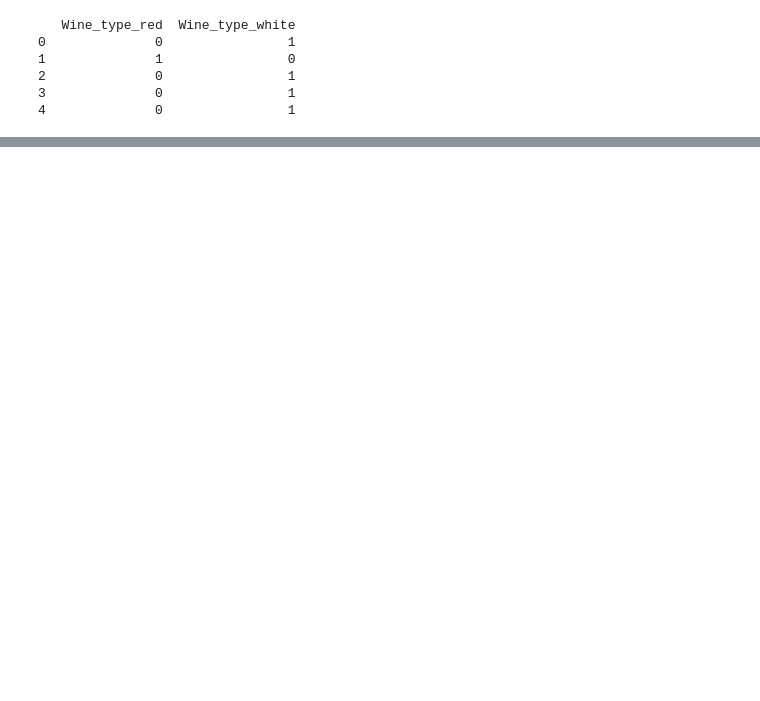
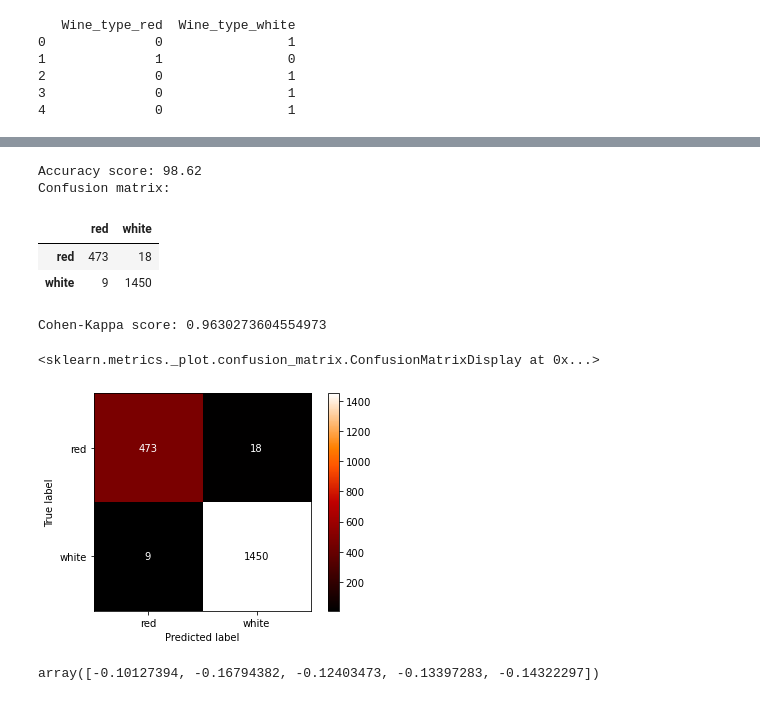
Before and after one commit to lvuduy/BlueBerry-Winery, a Jupyter notebook: PJ2_Sprint1.ipynb, the cells around one changed output, grey strips where cells are left out. Cells and saved outputs as stored; diff of their text form; code cells hidden in the pictures; blank space fills up the shorter version.

Commit message:
modelling/evaluation

```diff
--- a/PJ2_Sprint1.ipynb
+++ b/PJ2_Sprint1.ipynb
@@ -1268,0 +1535,71 @@ print(wines)
+# %%
+# Modelling
+
+wines_modlab = wines.drop(["quality", "quality_label"], axis=1)
+#transformer = make_column_transformer((LabelEncoder(), ['wine_type']),remainder='passthrough')
+
+labelencoder = LabelEncoder()
+
+# Assigning numerical values and storing in another column
+wines_modlab['Wine Type'] = labelencoder.fit_transform(wines_modlab["wine_type"])
+#--> the features we will keep to build our model
+X_feat = wines_modlab.iloc[:,:11]
+#y target --> what you're trying to predict
+y_pre = wines_modlab.iloc[:,12:13]
+
+X_train, X_test, Y_train, Y_test = train_test_split(X_feat,y_pre, test_size= 0.30, random_state= 1, shuffle= True)
+
+#Perform Feature scaling
+#(transforms the values of numeric columns in the dataset to a common scale, without distorting differences in the ranges of values,
+#to avoid the model giving more importance to one variable over the other)
+
+# fit scaler on training data
+norm = MinMaxScaler().fit(X_train,Y_train)
+# transform training data
+X_train_norm = norm.transform(X_train)
+# transform testing data
+X_test_norm = norm.transform(X_test)
+
+
+# Fit the model (Logistic Regression)
+# ML classification algorithm that is used to predict the probability of a categorical dependent variable.
+# In logistic regression, the dependent variable is a binary variable that contains data coded as
+# 1 (yes, success, etc.) or 0 (no, failure, etc.)
+
+lr_lab = LogisticRegression()
+lr_lab.fit(X_train_norm, Y_train)
+
+# Make predictions
+pred_lr = lr_lab.predict(X_test_norm)
+
+#evaluate model
+print("Accuracy score: %.2f" %(accuracy_score(Y_test, pred_lr)*100))
+
+print("Confusion matrix:")
+labels = np.unique(Y_test)
+a = confusion_matrix(Y_test, pred_lr, labels=labels)
+a = pd.DataFrame(a, index=("red", "white"), columns=("red", "white"))
+display(a)
+
+#Cohen-Kappa Score
+kappa = cohen_kappa_score(pred_lr, Y_test)
+print("Cohen-Kappa score:", kappa)
+
+# Plot Confusion Matrix
+color = ["red", "white"]
+ConfusionMatrixDisplay.from_predictions(Y_test, pred_lr, display_labels= color ,colorbar= True, cmap="gist_heat")
+# %% [output]
+Accuracy score: 98.62
+Confusion matrix:
+|  | red | white |
+| red | 473 | 18 |
+| white | 9 | 1450 |
+Cohen-Kappa score: 0.9630273604554973
+<sklearn.metrics._plot.confusion_matrix.ConfusionMatrixDisplay at 0x...>
+[figure, added]
+# %%
+from sklearn.model_selection import cross_val_score
+scores = cross_val_score(lr_lab, X_test_norm, Y_test, cv=5, scoring='neg_root_mean_squared_error')
+scores
+# %% [output]
+array([-0.10127394, -0.16794382, -0.12403473, -0.13397283, -0.14322297])
```
Also changed, not shown: parts of 37 cells of this notebook.
